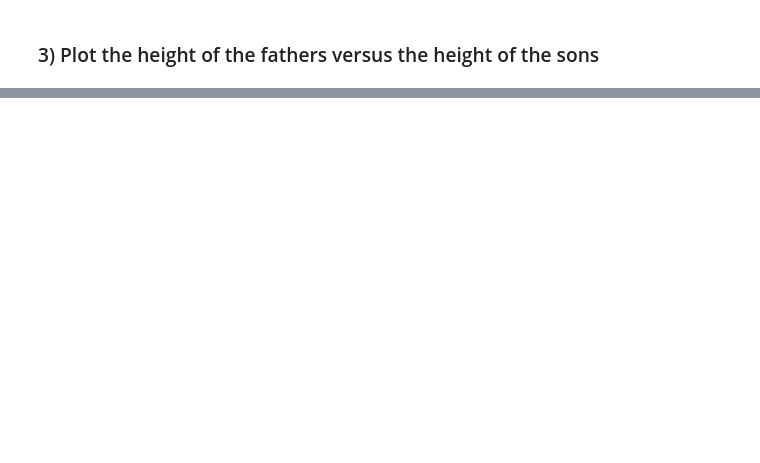
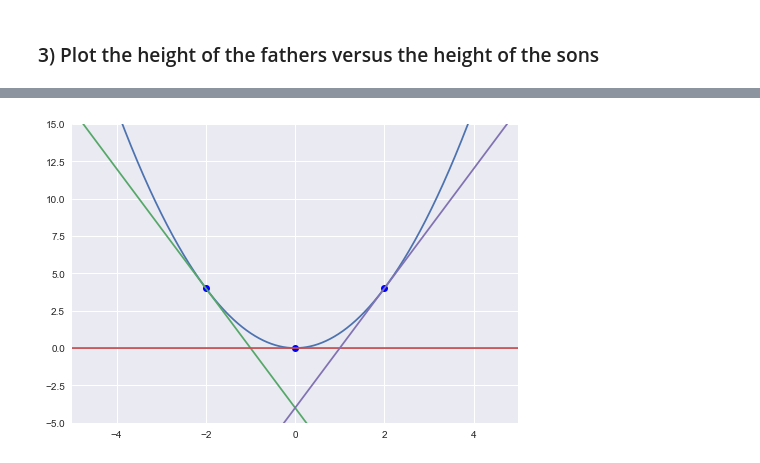
Before and after one commit to gomesfernanda/lxmls_lab, a Jupyter notebook: Lesson 0 - Python basics.ipynb, the cells around one changed output, grey strips where cells are left out. Drawn from its saved outputs; the diff is of its cells as text; code cells hidden in the pictures; blank space fills up the shorter version.

```diff
--- a/Lesson 0 - Python basics.ipynb
+++ b/Lesson 0 - Python basics.ipynb
@@ -179,0 +181,17 @@ plt.scatter(new_x_axis, new_y_axis)
+# %%
+x = np.arange(-8, 8, 0.001)
+f_x = np.power(x, 2)
+
+plt.plot(x, f_x)
+plt.xlim(-5, 5)
+plt.ylim(-5, 15)
+
+## let me plot my points -2, 0, 2
+
+k = np.array([-2, 0, 2])
+plt.plot(k, k**2, "bo")
+
+for i in k:
+    plt.plot(x, (2*i)*x - (i**2))
+# %% [output]
+[figure, added]
```
Also changed, not shown: parts of 13 cells of this notebook, 4 other files.
